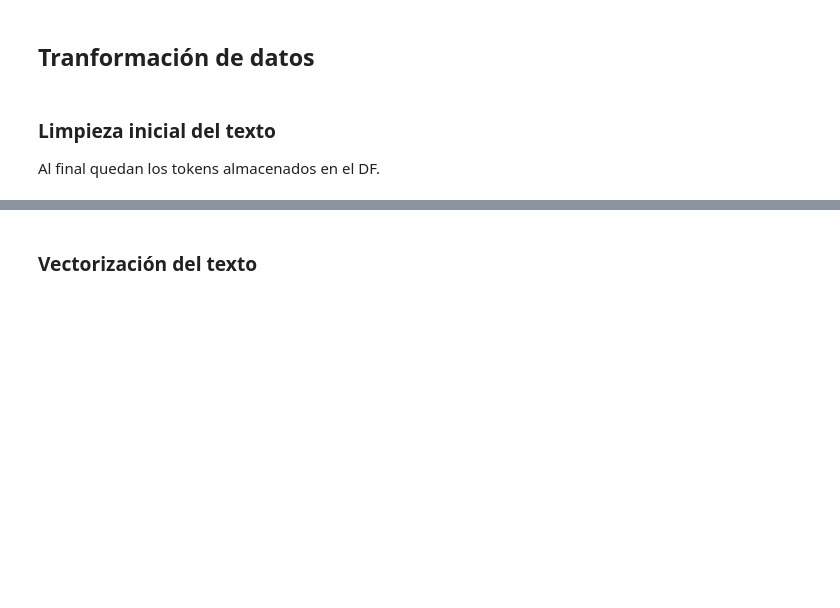
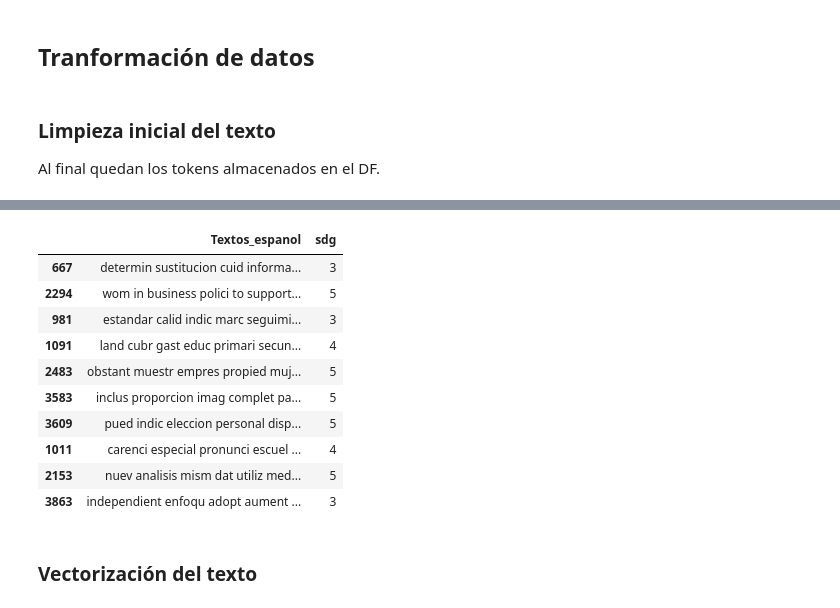
Before and after one commit to Sebasos01/BI_proyecto_1, a Jupyter notebook: proyecto_1_entrega_1.ipynb, the cells around one changed output, grey strips where cells are left out. Saved outputs shown, nothing was run; the diff lists cells and outputs as text; code cells hidden in the pictures; blank space fills up the shorter version.

Commit message:
Preprocesado df

```diff
--- a/proyecto_1_entrega_1.ipynb
+++ b/proyecto_1_entrega_1.ipynb
@@ -352,0 +220,37 @@ df1.sample(10)
+# %%
+import unicodedata
+import nltk
+import re
+from nltk.corpus import stopwords
+from nltk.tokenize import word_tokenize
+from nltk.stem.snowball import SnowballStemmer
+
+nltk.download('stopwords')
+nltk.download('punkt')
+nltk.download('punkt_tab')
+stop_words = set(stopwords.words('spanish'))
+stemmer = SnowballStemmer("spanish")
+
+df1['Textos_espanol'] = df1['Textos_espanol'].apply(corregir_tildes_texto)
+
+def clean_text(text):
+    text = text.lower()
+    text = re.sub(r'[^\w\s]', '', text)
+    text = re.sub(r'\d+', '', text)
+    text = unicodedata.normalize('NFKD', text)
+    text = ''.join([c for c in text if not unicodedata.combining(c)])
+    word_tokens = word_tokenize(text)
+    filtered_words = [word for word in word_tokens if word.lower() not in stop_words]
+    stems = [stemmer.stem(word) for word in filtered_words]
+    return ' '.join(stems)
+
+df2['sdg'] = 0
+
+df1['Textos_espanol'] = df1['Textos_espanol'].apply(clean_text)
+df2['Textos_espanol'] = df2['Textos_espanol'].apply(clean_text)
+
+
+df1.to_csv('ODScat_345_clean_preprocesado.csv', index=False)
+
+df1.sample(10)
+# %% [output]
@@ -353,2 +266,13 @@ df1.sample(10)
+|  | Textos_espanol | sdg |
+| 667 | determin sustitucion cuid informa... | 3 |
+| 2294 | wom in business polici to support... | 5 |
+| 981 | estandar calid indic marc seguimi... | 3 |
+| 1091 | land cubr gast educ primari secun... | 4 |
+| 2483 | obstant muestr empres propied muj... | 5 |
+| 3583 | inclus proporcion imag complet pa... | 5 |
+| 3609 | pued indic eleccion personal disp... | 5 |
+| 1011 | carenci especial pronunci escuel ... | 4 |
+| 2153 | nuev analisis mism dat utiliz med... | 5 |
+| 3863 | independient enfoqu adopt aument ... | 3 |
 # %% [markdown]
 ### Vectorización del texto
```
Also changed, not shown: parts of 27 cells of this notebook, 2 other files.
